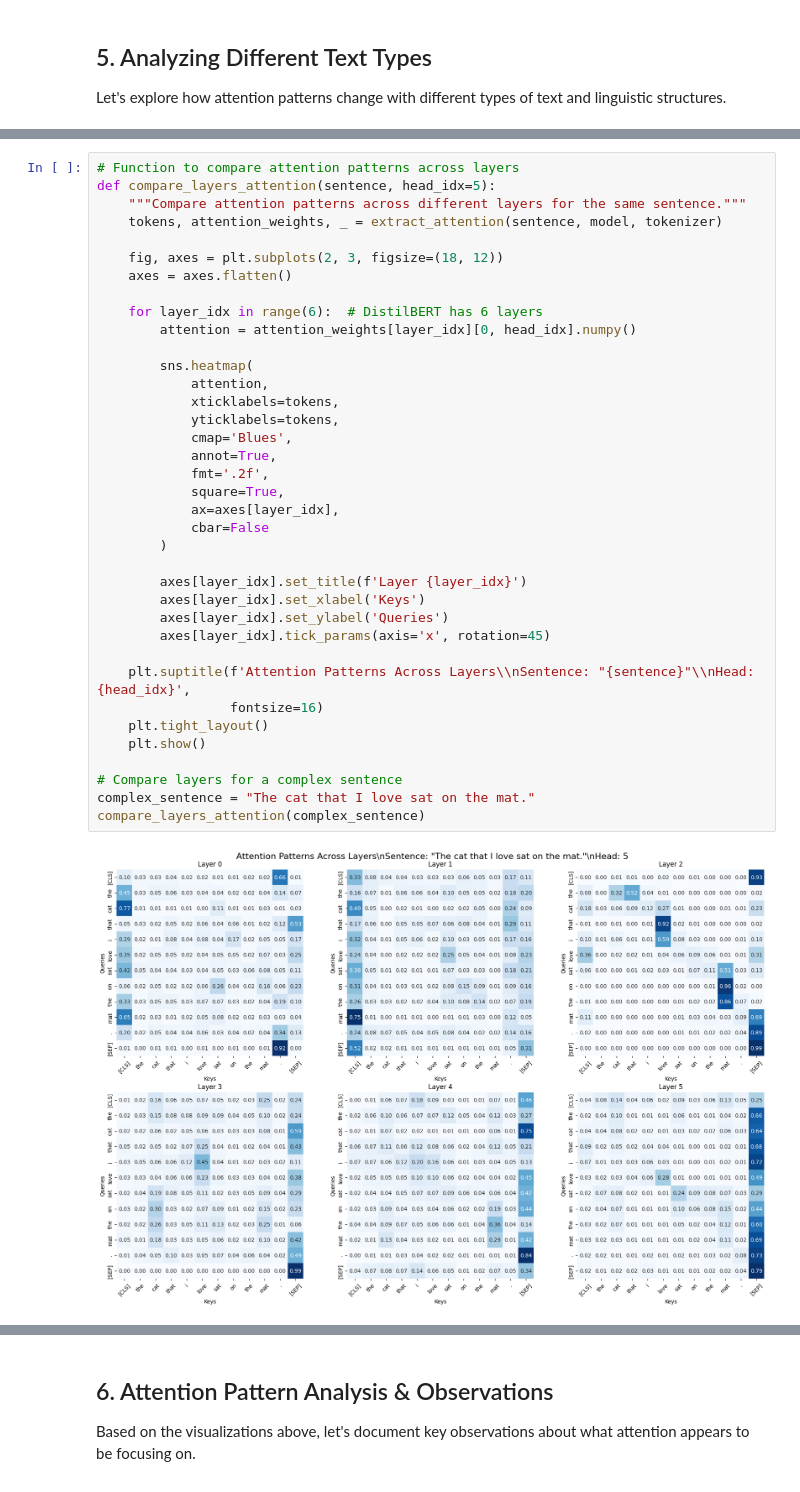
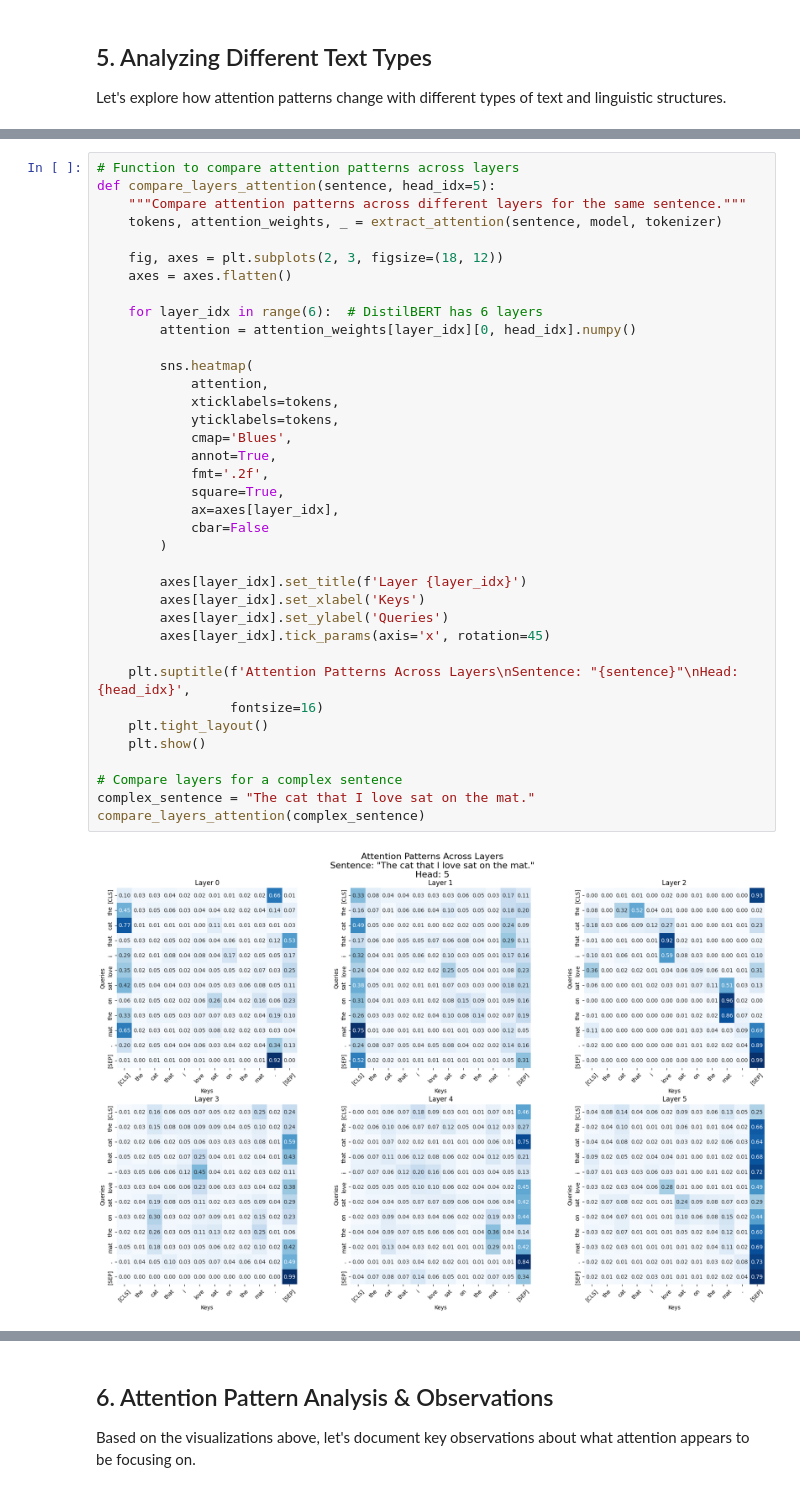
Before and after one commit to DSC-McMaster-U/glassbox-llms, a Jupyter notebook: notebooks/attention_visualization.ipynb, the cells around one changed output, grey strips where cells are left out. Saved outputs shown, nothing was run; the diff lists cells and outputs as text.

```diff
--- a/notebooks/attention_visualization.ipynb
+++ b/notebooks/attention_visualization.ipynb
@@ -484,32 +398,32 @@ def compare_layers_attention(sentence, head_idx=5):
     axes = axes.flatten()
 
     for layer_idx in range(6):  # DistilBERT has 6 layers
         attention = attention_weights[layer_idx][0, head_idx].numpy()
 
         sns.heatmap(
             attention,
             xticklabels=tokens,
             yticklabels=tokens,
             cmap='Blues',
             annot=True,
             fmt='.2f',
             square=True,
             ax=axes[layer_idx],
             cbar=False
         )
 
         axes[layer_idx].set_title(f'Layer {layer_idx}')
         axes[layer_idx].set_xlabel('Keys')
         axes[layer_idx].set_ylabel('Queries')
         axes[layer_idx].tick_params(axis='x', rotation=45)
 
-    plt.suptitle(f'Attention Patterns Across Layers\\nSentence: "{sentence}"\\nHead: {head_idx}',
+    plt.suptitle(f'Attention Patterns Across Layers\nSentence: "{sentence}"\nHead: {head_idx}',
                  fontsize=16)
     plt.tight_layout()
     plt.show()
 
 # Compare layers for a complex sentence
 complex_sentence = "The cat that I love sat on the mat."
 compare_layers_attention(complex_sentence)
 # %% [output]
-[figure, old version]
+[figure, new version]
```
Also changed, not shown: parts of 16 cells of this notebook.
